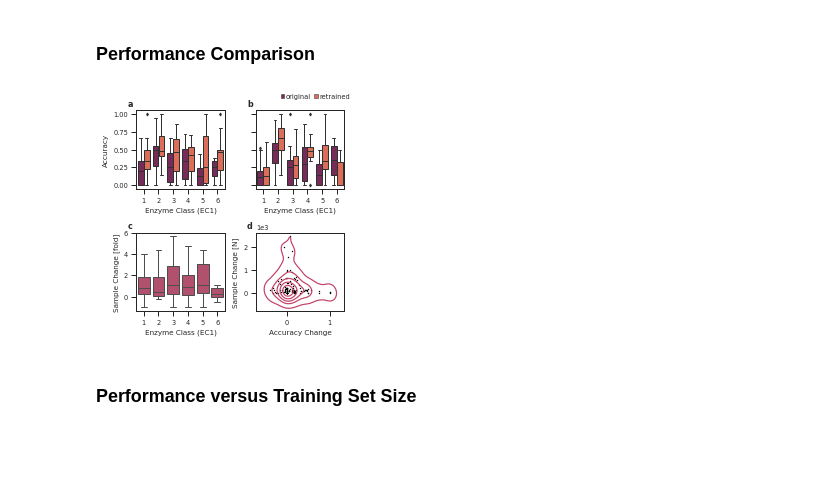
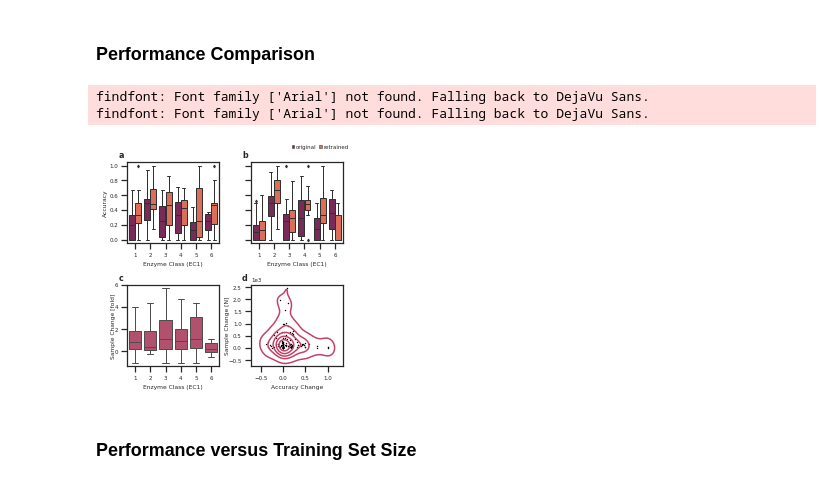
Before and after one commit to daenuprobst/bcm-retrain, a Jupyter notebook: visualise.ipynb, the cells around one changed output. Drawn from its saved outputs; the diff is of its cells as text; code cells hidden in the pictures; blank space fills up the shorter version.

Commit message:
Updated plot style

```diff
--- a/visualise.ipynb
+++ b/visualise.ipynb
@@ -12,7 +12,7 @@ import matplotlib.pyplot as plt
 from matplotlib import rcParams
 from matplotlib.axes import Axes
 
-sns.set_theme(context="paper", style="ticks", font="Arial", font_scale=0.75)
+sns.set_theme(context="paper", style="ticks", font="Arial", font_scale=0.5)
 # %% [markdown]
 ## Load Data
 # %% [markdown]
@@ -210,6 +210,7 @@ sns.boxplot(
 )
 axs[0][0].legend([],[], frameon=False)
 axs[0][0].set_ylabel("Accuracy")
+axs[0][0].yaxis.labelpad = 1
 axs[0][0].set_xlabel("Enzyme Class (EC1)")
 
 sns.boxplot(
@@ -239,6 +240,7 @@ sns.boxplot(
     ax = axs[1][0]
 )
 axs[1][0].set_ylabel("Sample Change [fold]")
+axs[1][0].yaxis.labelpad = -2
 axs[1][0].set_xlabel("Enzyme Class (EC1)")
 
 df_joined_size_subset = df_joined_size[
@@ -247,34 +249,41 @@ df_joined_size_subset = df_joined_size[
 ]
 
 sns.kdeplot(
     data=df_joined_size_subset,
     x="ACCURACY_DIFF",
     y="TRAINING_SAMPLE_COUNT_DIFF",
     levels=6,
     color="#c24167",
     ax=axs[1][1]
 )
 
 sns.scatterplot(
     data=df_joined_size_subset,
     x="ACCURACY_DIFF",
     y="TRAINING_SAMPLE_COUNT_DIFF",
     marker="o",
     color="#000",
     linewidth=0,
     s=2
 )
 
 axs[1][1].legend([],[], frameon=False)
 axs[1][1].set_ylim((None, 2600))
 axs[1][1].set_ylabel("Sample Change [N]")
+axs[1][1].yaxis.labelpad = -2
 axs[1][1].set_xlabel("Accuracy Change")
 axs[1][1].ticklabel_format(style="sci", scilimits=[0,2])
 
 index_subplots(axs.flat, font_size=8, y=1.05)
 plt.tight_layout()
+
+plt.savefig("bcm_retraining.svg")
+plt.savefig("bcm_retraining.eps")
+plt.savefig("bcm_retraining.pdf")
 # %% [output]
+findfont: Font family ['Arial'] not found. Falling back to DejaVu Sans.
+findfont: Font family ['Arial'] not found. Falling back to DejaVu Sans.
-[figure, old version]
+[figure, new version]
 # %% [markdown]
 ### Performance versus Training Set Size
 # %%
```
Also changed, not shown: 3 other files.
